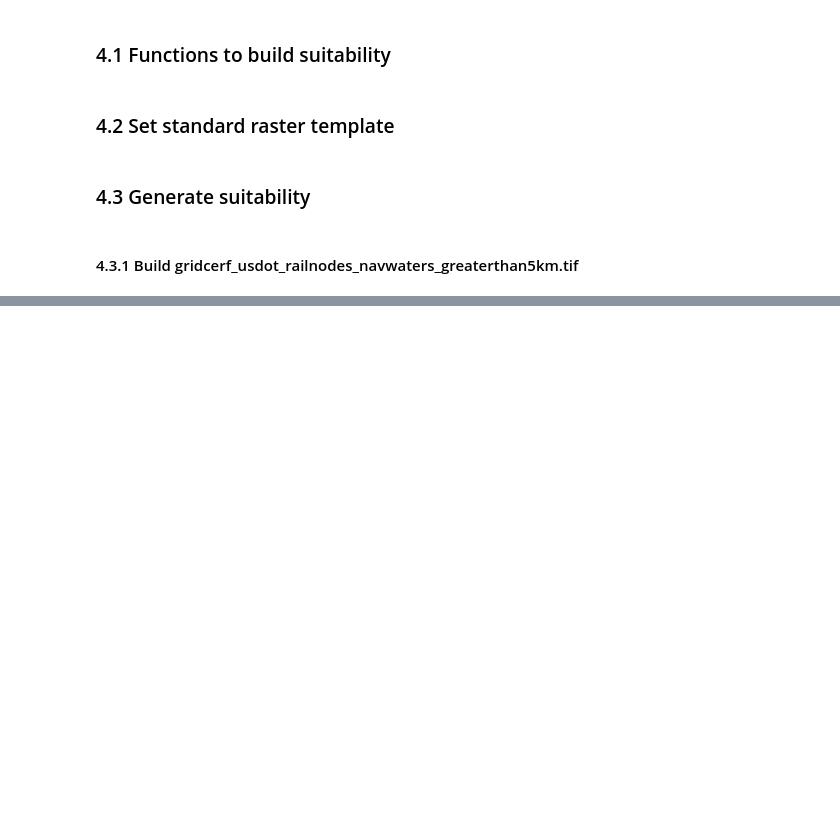
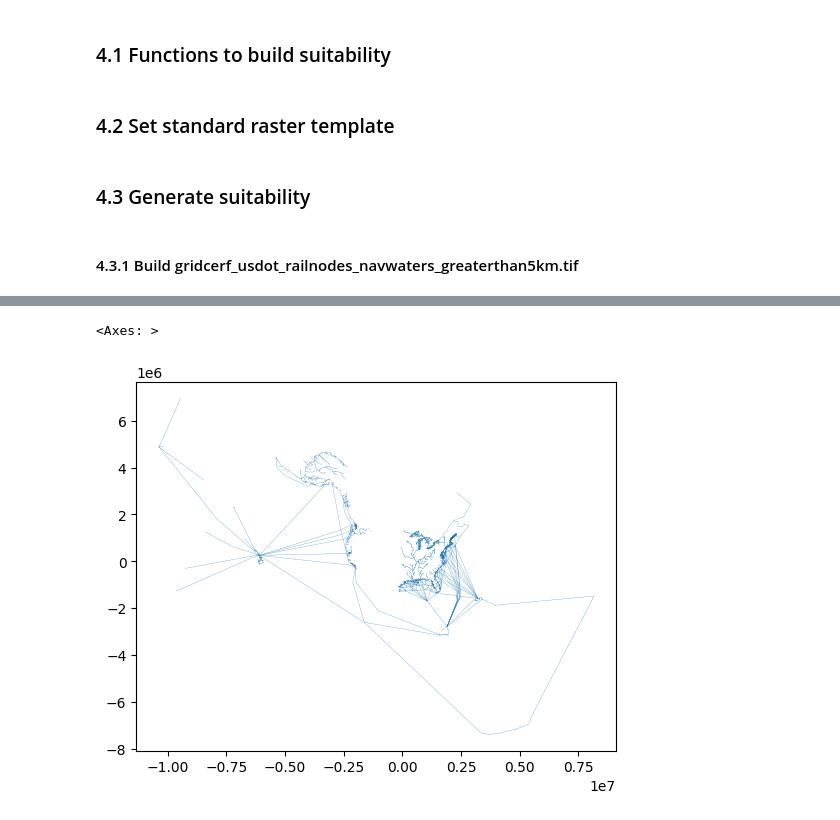
Before and after one commit to IMMM-SFA/gridcerf, a Jupyter notebook: notebooks/build_coalmines_railnodes_navwaters_suitability.ipynb, the cells around one changed output, grey strips where cells are left out. Saved outputs shown, nothing was run; the diff lists cells and outputs as text; code cells hidden in the pictures; blank space fills up the shorter version.

```diff
--- a/notebooks/build_coalmines_railnodes_navwaters_suitability.ipynb
+++ b/notebooks/build_coalmines_railnodes_navwaters_suitability.ipynb
@@ -177,6 +186,11 @@ nav_gdf["geometry"] = nav_gdf["geometry"].buffer(5000)
 # %%
 # create a field to use for rasterization
 nav_gdf["rval"] = 1
+# %%
+nav_gdf.plot()
+# %% [output]
+<Axes: >
+[figure, added]
 # %%
 # merge the rail and navigable waters data frames
 mdf = pd.concat([
```
Also changed, not shown: parts of 4 cells of this notebook.
